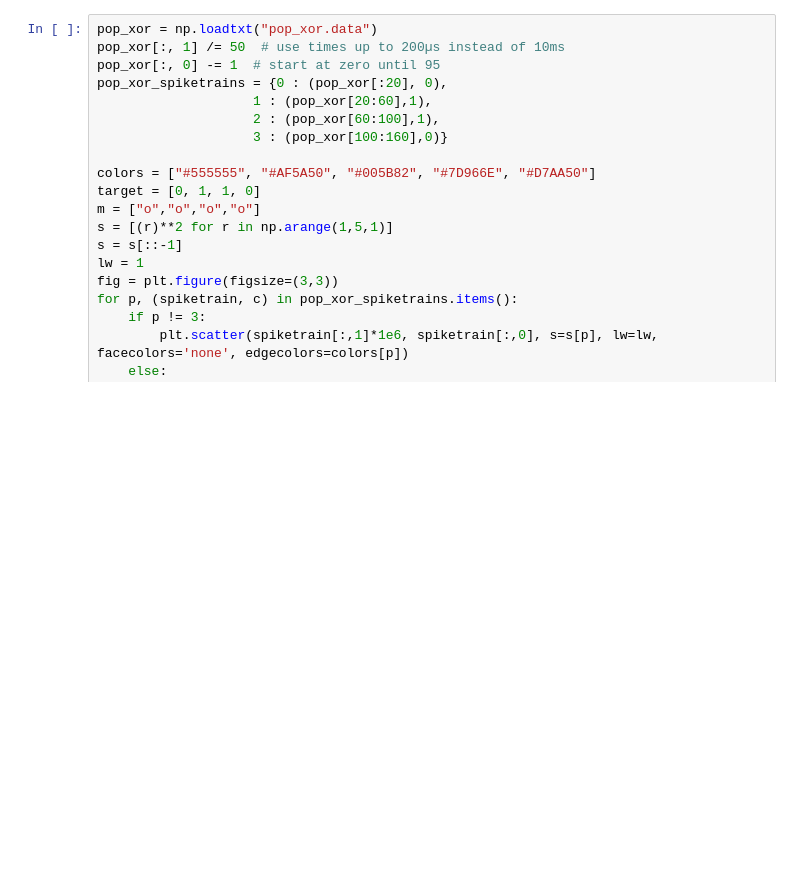
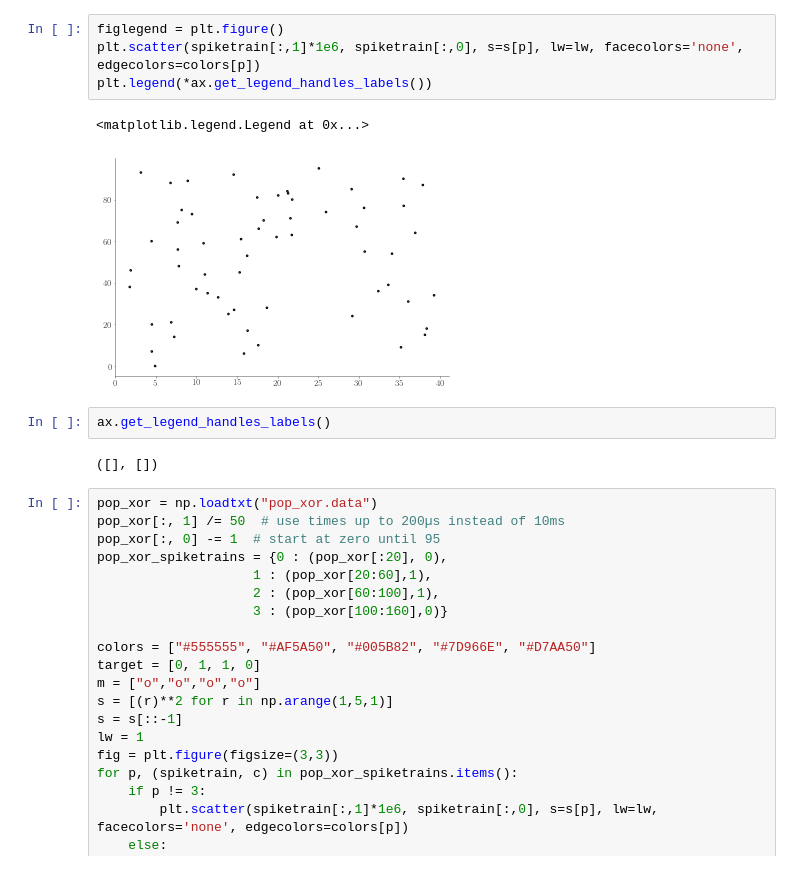
Before and after one commit to simeka/masterthesis, a Jupyter notebook: figures/SuperSpikeXorTask.ipynb, the cells around one changed output. Saved outputs shown, nothing was run; the diff lists cells and outputs as text; blank space fills up the shorter version.

```diff
--- a/figures/SuperSpikeXorTask.ipynb
+++ b/figures/SuperSpikeXorTask.ipynb
@@ -47,3 +62,14 @@ save_plot(fig, "superspiketask", (3,3))
+# %%
+figlegend = plt.figure()
+plt.scatter(spiketrain[:,1]*1e6, spiketrain[:,0], s=s[p], lw=lw, facecolors='none', edgecolors=colors[p])
+plt.legend(*ax.get_legend_handles_labels())
+# %% [output]
+<matplotlib.legend.Legend at 0x...>
+[figure, added]
+# %%
+ax.get_legend_handles_labels()
+# %% [output]
+([], [])
 # %%
 pop_xor = np.loadtxt("pop_xor.data")
 pop_xor[:, 1] /= 50  # use times up to 200µs instead of 10ms
```
Also changed, not shown: parts of 3 cells of this notebook, 14 other files.
